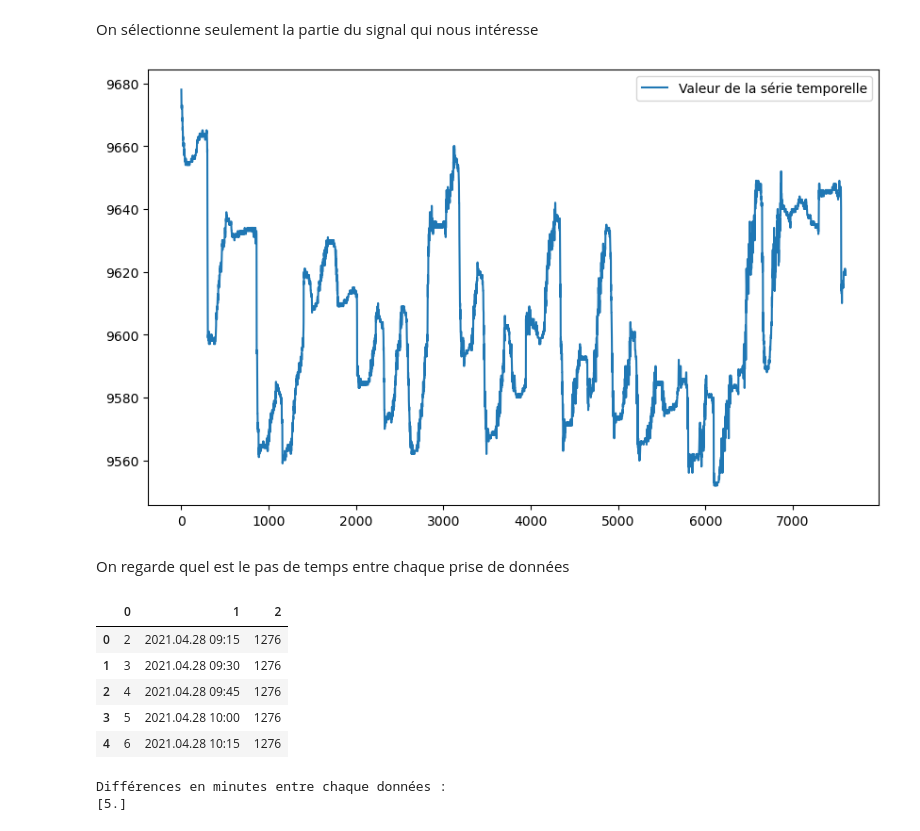
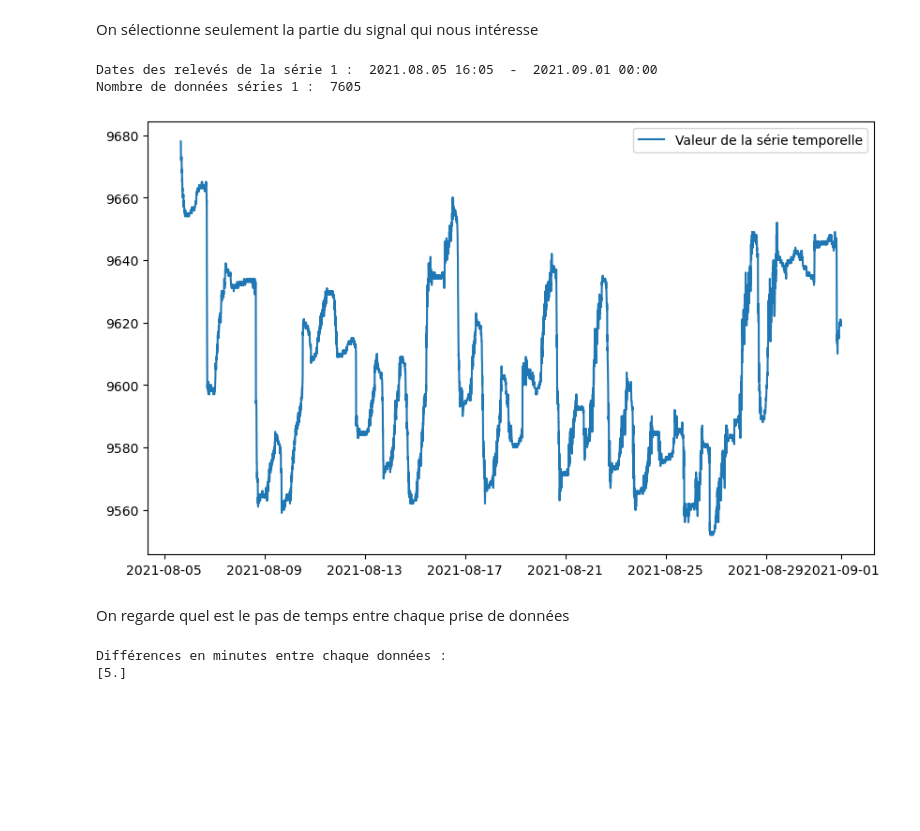
Before and after one commit to PiDchsn/Projet-RI, a Jupyter notebook: Analyse_2.ipynb, the cells around one changed output. Saved outputs shown, nothing was run; the diff lists cells and outputs as text; code cells hidden in the pictures; blank space fills up the shorter version.

```diff
--- a/Analyse_2.ipynb
+++ b/Analyse_2.ipynb
@@ -44,17 +47,27 @@ Un nettoyage des données se présente comme nécéssaire
 On sélectionne seulement la partie du signal qui nous intéresse
 # %%
 # D'après la base de donnée on obtient cet indice
-data_crop = data[10888:18493, 2]
+data_crop = data[10888:18493, :]
 
 # Transformation en série temporelle
-time_serie_crop = pd.Series(data_crop, dtype='float64')
+time_serie_crop = pd.Series(data_crop[:,2], dtype='float64')
+
+# Création de l'axe des abscisses (dates)
+data_time = data_crop[:, 1]
+datetime_data = [datetime.strptime(d, "%Y.%m.%d %H:%M") for d in data_time]
+
+# Vérification de la fenêtre d'observation
+print("Dates des relevés de la série 1 : ", data_crop[0,1], " - ", data_crop[-1,1])
+print("Nombre de données séries 1 : ", len(data_crop[:,1]))
 
 # Affichage de la série
 plt.figure(figsize=(10, 6))
-plt.plot(time_serie_crop, label='Valeur de la série temporelle')
+plt.plot(datetime_data,time_serie_crop, label='Valeur de la série temporelle')
 plt.legend()
 plt.show()
 # %% [output]
+Dates des relevés de la série 1 :  2021.08.05 16:05  -  2021.09.01 00:00
+Nombre de données séries 1 :  7605
-[figure, old version]
+[figure, new version]
 # %% [markdown]
 On regarde quel est le pas de temps entre chaque prise de données
@@ -63,9 +73,0 @@ df_crop = pd.DataFrame(data)
-# %%
-df_crop.head()
-# %% [output]
-|  | 0 | 1 | 2 |
-| 0 | 2 | 2021.04.28 09:15 | 1276 |
-| 1 | 3 | 2021.04.28 09:30 | 1276 |
-| 2 | 4 | 2021.04.28 09:45 | 1276 |
-| 3 | 5 | 2021.04.28 10:00 | 1276 |
-| 4 | 6 | 2021.04.28 10:15 | 1276 |
```
Also changed, not shown: parts of 19 cells of this notebook.
